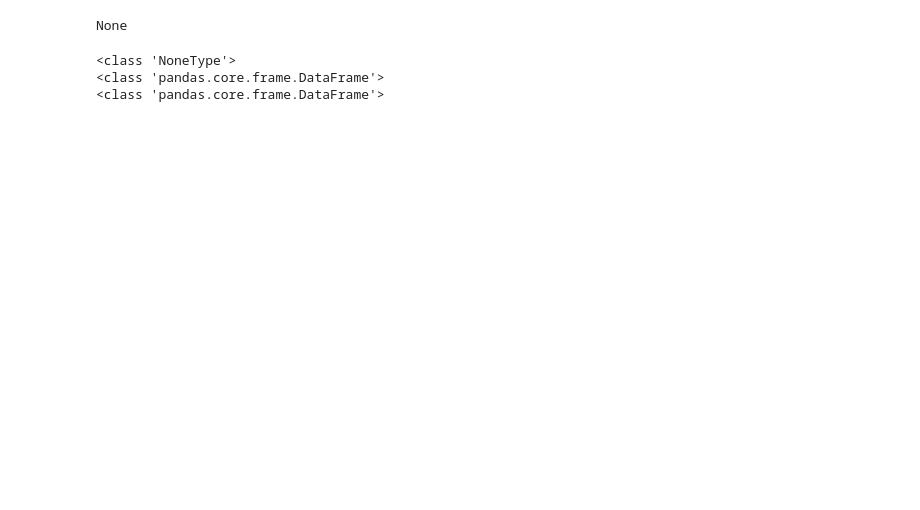
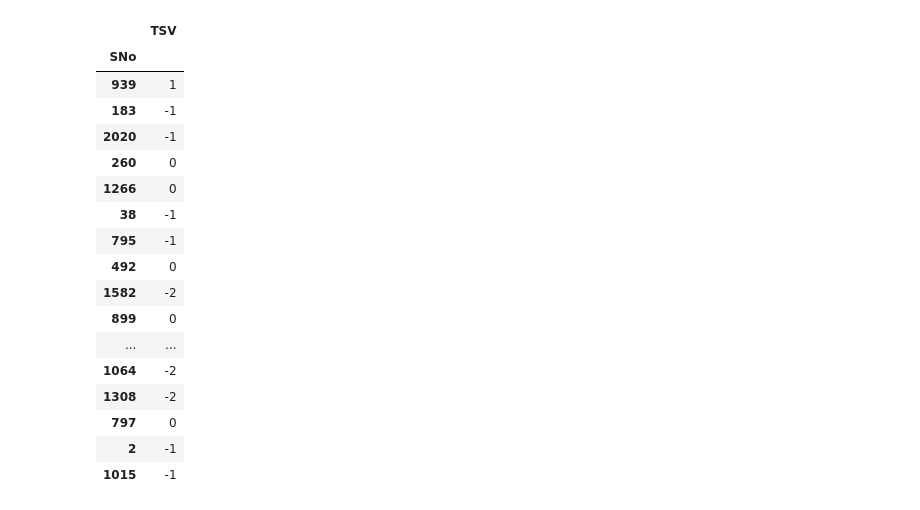
Before and after one commit to nityanandmathur/thermal_comfort_cfml, a Jupyter notebook: notebooks/Total.ipynb, the cells around one changed output. Saved outputs shown, nothing was run; the diff lists cells and outputs as text; code cells hidden in the pictures; blank space fills up the shorter version.

```diff
--- a/notebooks/Total.ipynb
+++ b/notebooks/Total.ipynb
@@ -12,7 +12,8 @@ from sklearn.ensemble import RandomForestClassifier, RandomForestRegressor
 warnings.filterwarnings("ignore")
 pd.options.display.max_rows = 500
 # %%
-data = pd.read_csv('../data/TotalClothingValue.csv', index_col=0)
+data = pd.read_csv('../data/TotalClothingValue+3Binary.csv', index_col=0)
+data = data.dropna()
 # %%
 # Working only on TSV now
 data = data.drop(columns=['TPV', 'TCV', 'TSL'])
@@ -103,12 +87,0 @@ Diverse Counterfactual set (new outcome: [0.0, 2.0])
-# %%
-print(cf.cf_examples_list[0].final_cfs_df)
-# %% [output]
-None
-# %%
-for i in cf.cf_examples_list:
-    if i != None:
-        print(type(i.final_cfs_df))
-# %% [output]
-<class 'NoneType'>
-<class 'pandas.core.frame.DataFrame'>
-<class 'pandas.core.frame.DataFrame'>
@@ -114,0 +98,23 @@ for i in cf.cf_examples_list:
+# %%
+ns = pd.DataFrame(y_test)
+# %%
+ns
+# %% [output]
+|  | TSV |
+| SNo |  |
+| 939 | 1 |
+| 183 | -1 |
+| 2020 | -1 |
+| 260 | 0 |
+| 1266 | 0 |
+| 38 | -1 |
+| 795 | -1 |
+| 492 | 0 |
+| 1582 | -2 |
+| 899 | 0 |
+| ... | ... |
+| 1064 | -2 |
+| 1308 | -2 |
+| 797 | 0 |
+| 2 | -1 |
+| 1015 | -1 |
```
Also changed, not shown: parts of 8 cells of this notebook, 8 other files.
